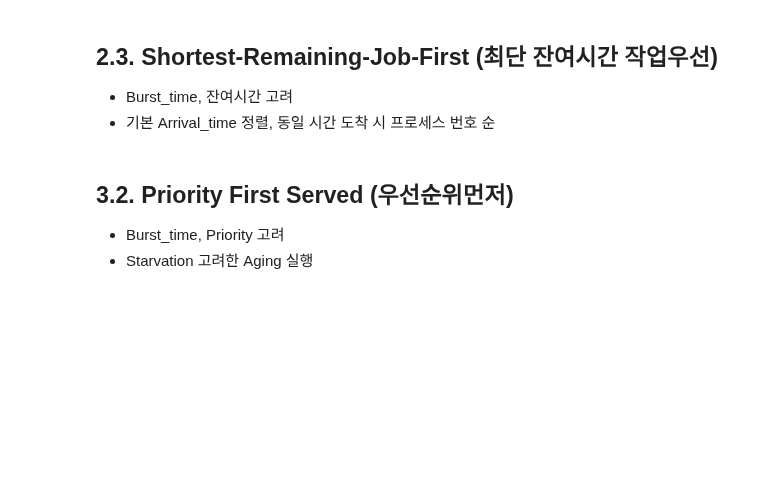
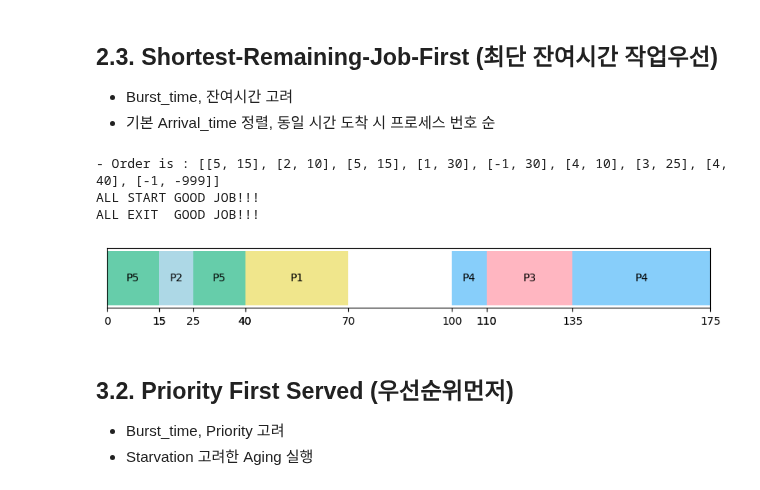
Before and after one commit to jiho264/2023os, a Jupyter notebook: homework01/homework01.ipynb, the cells around one changed output. Cells and saved outputs as stored; diff of their text form; code cells hidden in the pictures; blank space fills up the shorter version.

```diff
--- a/homework01/homework01.ipynb
+++ b/homework01/homework01.ipynb
@@ -511,6 +550,71 @@ ALL EXIT  GOOD JOB!!!
 ## 2.3. Shortest-Remaining-Job-First (최단 잔여시간 작업우선)
 - Burst_time, 잔여시간 고려
 - 기본 Arrival_time 정렬, 동일 시간 도착 시 프로세스 번호 순
+# %%
+def preemptive_SRJF():
+    _order = []
+    _list = copy.deepcopy(_DATA_)
+    _original_burst_time = copy.deepcopy(_DATA_)
+
+    _list = sorted(_list, key=lambda x: x['Arrival_time'])
+    #########################
+    # round robin이나 선점형에선 작업 추가 후 다시 볼 일이 있기 때문에 해당 변수 초기화하면 안 됨.
+    _queue = []
+    #########################
+    _end_time = 0
+    # arrival_time 고려해야하니 timer 작동
+    for _now_time in range(_MAX_TIME_LENGTH_):
+
+        # 만약 모든 Burst_time 합이 0이면 모든 작업이 종료된 것
+        # 다만 마지막 작업 추가했을 때와, _now_time간 오차있음.
+        if (is_complete(_list) == True):
+            _order.append([_NON_PROCESS_, _ALL_JOB_IS_DONE_])
+            break
+        # 아직 안 끝남.
+        else:
+            # 노는 중
+            if (_end_time < _now_time):
+                # take a rest 1sec == timer speed
+                _order.append([_NON_PROCESS_, 1])
+                _end_time += 1
+
+            # 현재 시간에 도착해있는 작업들 리스트업
+            for _process in _list:
+                if (_process['Arrival_time'] == _now_time):
+                    # _arrival_list.append(_process)
+                    _queue.append(_process)
+
+            # 남은 burst_time 순으로 정렬하기
+            _queue.sort(
+                key=lambda x: x['Burst_time']-_original_burst_time[_process['Num']]['Burst_time'])
+
+
+            # _now_time 마다 큐에서 스케쥴링
+            _idx = 0
+            while (_queue[_idx]['Burst_time'] == 0):
+                # index 넘어가는데, 도착 목록들에 남은 것 있으면 넘기기
+                if (is_complete(_queue) == False):
+                    _idx += 1
+                # 미도착 목록 존재하면 idx넘어가지 않음. out of range error있음.
+                else:
+                    break
+
+            _process = _queue[_idx]
+            if (_process['Burst_time'] > 0):
+                if (_process['Burst_time'] - 1 >= 0):
+                    _order.append([_process['Num'], 1])
+                    _end_time += 1
+                    _process['Burst_time'] -= 1
+
+    _order = order_zip(_order)
+    draw(_order)
+
+preemptive_SRJF()
+# %% [output]
+- Order is : [[5, 15], [2, 10], [5, 15], [1, 30], [-1, 30], [4, 10], [3, 25], [4, 40], [-1, -999]]
+ALL START GOOD JOB!!!
+ALL EXIT  GOOD JOB!!!
+[figure, added]
 # %% [markdown]
 ## 3.2. Priority First Served (우선순위먼저)
 - Burst_time, Priority 고려
```
Also changed, not shown: parts of 18 cells of this notebook, 1 other file.
